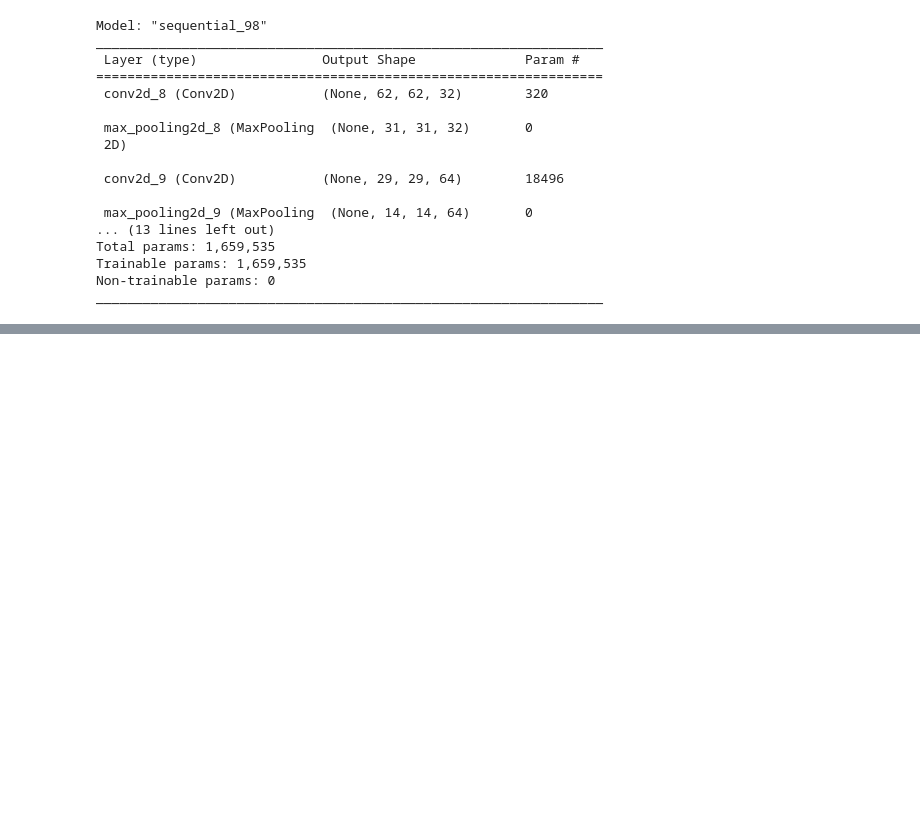
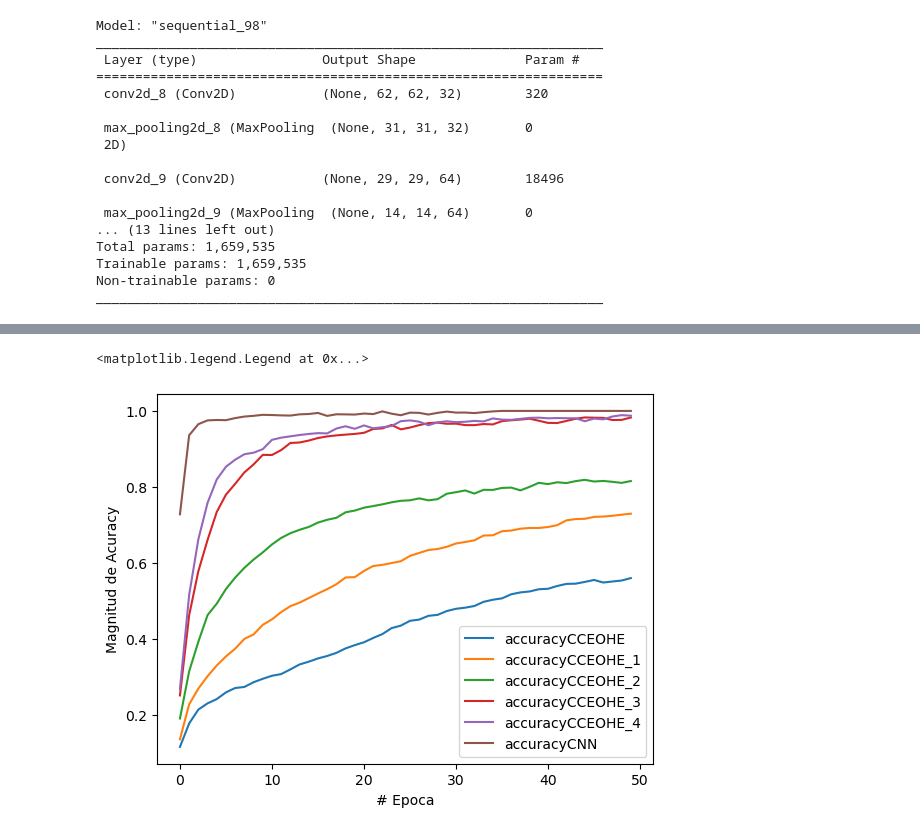
Before and after one commit to adriend1102/Practica3APC-GKA06-15D-1330, a Jupyter notebook: chinese_mnist.ipynb, the cells around one changed output, grey strips where cells are left out. Saved outputs shown, nothing was run; the diff lists cells and outputs as text; code cells hidden in the pictures; blank space fills up the shorter version.

```diff
--- a/chinese_mnist.ipynb
+++ b/chinese_mnist.ipynb
@@ -886,0 +923,17 @@ tablaAciertos(predictions, y_test, X_test)
+# %%
+plt.xlabel('# Epoca')
+plt.ylabel('Magnitud de Acuracy')
+
+
+plt.plot(historialCCEOHE.history['accuracy'],label='accuracyCCEOHE')
+plt.plot(historialCCEOHE_1.history['accuracy'],label='accuracyCCEOHE_1')
+plt.plot(historialCCEOHE_2.history['accuracy'],label='accuracyCCEOHE_2')
+plt.plot(historialCCEOHE_3.history['accuracy'],label='accuracyCCEOHE_3')
+plt.plot(historialCCEOHE_4.history['accuracy'],label='accuracyCCEOHE_4')
+
+plt.plot(historialCNN.history['accuracy'],label='accuracyCNN')
+
+plt.legend()
+# %% [output]
+<matplotlib.legend.Legend at 0x...>
+[figure, added]
```
Also changed, not shown: parts of 6 cells of this notebook, 2 other files.
